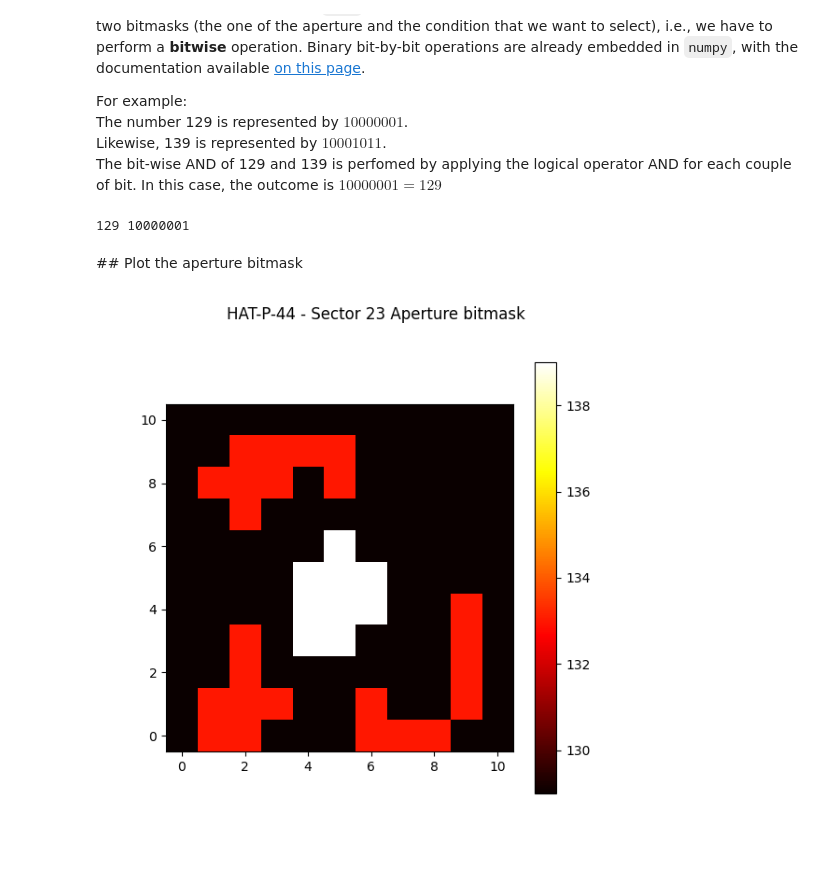
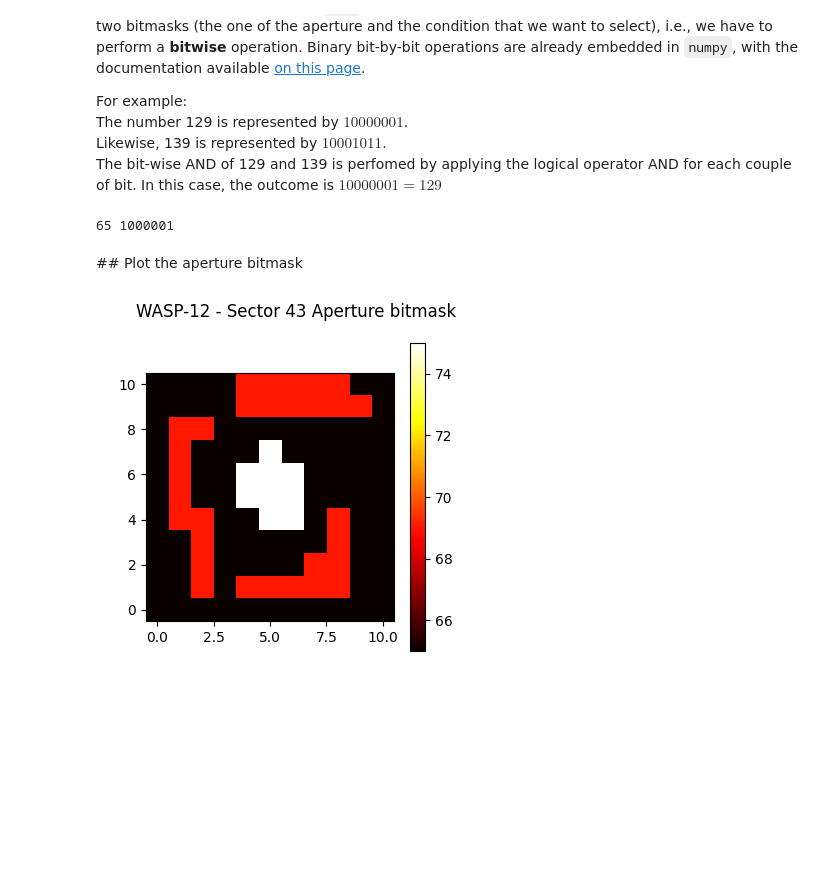
Before and after one commit to marcoboscato/exoplanet_lab2023, a Jupyter notebook: WASP-12 LAB/TESS/1_target_pixel_files.ipynb, the cells around one changed output. Cells and saved outputs as stored; diff of their text form; code cells hidden in the pictures; blank space fills up the shorter version.

```diff
--- a/WASP-12 LAB/TESS/1_target_pixel_files.ipynb
+++ b/WASP-12 LAB/TESS/1_target_pixel_files.ipynb
@@ -77,9 +77,10 @@ from astropy.wcs import WCS
 import matplotlib.pyplot as plt
 # %%
 # we define a common directory name
-sector23_tpf = "hatp44_s0023_tp.fits"
-sector49_tpf = "hatp44_s0049_tp.fits"
-sector50_tpf = "hatp44_s0050_tp.fits"
+path = 'MAST/'
+sector43_tpf = path + "wasp12_tess_s0043_tp.fits"
+sector45_tpf = path + "wasp12_tess_s0045_tp.fits"
+sector71_tpf = path + "wasp12_tess_s0071_tp.fits"
 # %% [markdown]
 ## Contents of Target Pixel File
 Now that we have the file, we can now explore its contents.
@@ -250,27 +257,28 @@ The number 129 is represented by $10000001$.\
 Likewise,  139 is represented by $10001011$.\
 The bit-wise AND of 129 and 139 is perfomed by applying the logical operator AND for each couple of bit. In this case, the outcome is $10000001 = 129$
 # %%
-bitwise_and_result = np.bitwise_and(129, 139)
+bitwise_and_result = np.bitwise_and(65, 75)
 binary_result  = np.binary_repr(bitwise_and_result)
 print(bitwise_and_result, binary_result)
 # %% [output]
-129 10000001
+65 1000001
 # %% [markdown]
 ## Plot the aperture bitmask
 # %%
-tphdu = fits.open(sector23_tpf)
+# we're using sectore 43
+tphdu = fits.open(sector43_tpf)
 aperture = tphdu[2].data
 
 # Start figure and axis.
-fig, ax = plt.subplots(figsize=(6,6))
+fig, ax = plt.subplots(figsize=(4,4))
 
 cbx = ax.imshow(aperture, cmap=plt.cm.hot, origin="lower", alpha=1.0)
 
 # Let's define a title for the figure.
-fig.suptitle("HAT-P-44 - Sector 23 Aperture bitmask")
+fig.suptitle("WASP-12 - Sector 43 Aperture bitmask")
 
 # Add a color bar.
 cbar = fig.colorbar(cbx)
 plt.show()
 # %% [output]
-[figure, old version]
+[figure, new version]
```
Also changed, not shown: parts of 6 cells of this notebook, 10 other files.
